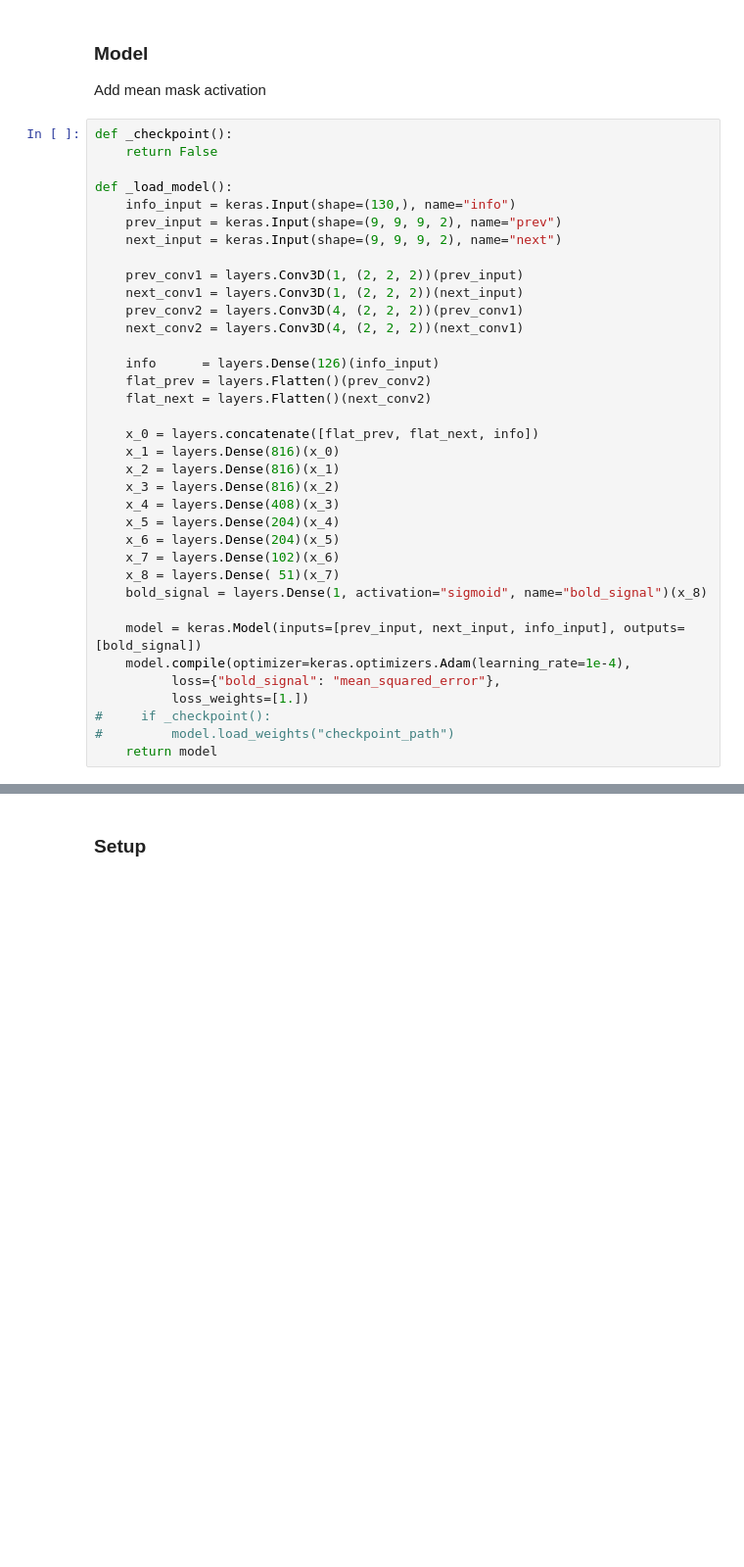
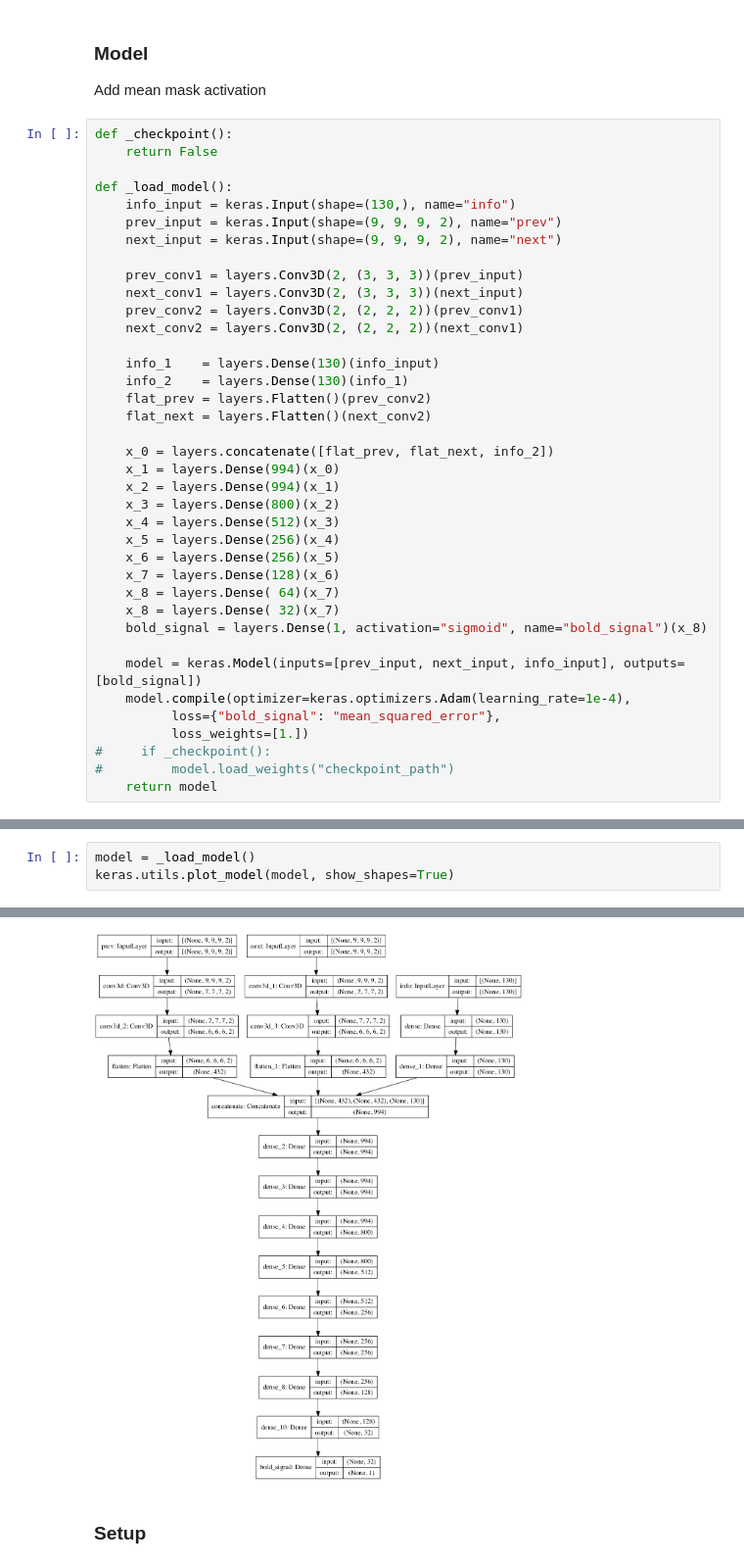
Before and after one commit to pstetz/slowmo, a Jupyter notebook: src/train_nifti.ipynb, the cells around one changed output, grey strips where cells are left out. Shown at 98% size. Saved outputs shown, nothing was run; the diff lists cells and outputs as text; blank space fills up the shorter version.

```diff
--- a/src/train_nifti.ipynb
+++ b/src/train_nifti.ipynb
@@ -147,24 +147,26 @@ def _load_model():
     prev_input = keras.Input(shape=(9, 9, 9, 2), name="prev")
     next_input = keras.Input(shape=(9, 9, 9, 2), name="next")
 
-    prev_conv1 = layers.Conv3D(1, (2, 2, 2))(prev_input)
-    next_conv1 = layers.Conv3D(1, (2, 2, 2))(next_input)
-    prev_conv2 = layers.Conv3D(4, (2, 2, 2))(prev_conv1)
-    next_conv2 = layers.Conv3D(4, (2, 2, 2))(next_conv1)
+    prev_conv1 = layers.Conv3D(2, (3, 3, 3))(prev_input)
+    next_conv1 = layers.Conv3D(2, (3, 3, 3))(next_input)
+    prev_conv2 = layers.Conv3D(2, (2, 2, 2))(prev_conv1)
+    next_conv2 = layers.Conv3D(2, (2, 2, 2))(next_conv1)
 
-    info      = layers.Dense(126)(info_input)
+    info_1    = layers.Dense(130)(info_input)
+    info_2    = layers.Dense(130)(info_1)
     flat_prev = layers.Flatten()(prev_conv2)
     flat_next = layers.Flatten()(next_conv2)
 
-    x_0 = layers.concatenate([flat_prev, flat_next, info])
-    x_1 = layers.Dense(816)(x_0)
-    x_2 = layers.Dense(816)(x_1)
-    x_3 = layers.Dense(816)(x_2)
-    x_4 = layers.Dense(408)(x_3)
-    x_5 = layers.Dense(204)(x_4)
-    x_6 = layers.Dense(204)(x_5)
-    x_7 = layers.Dense(102)(x_6)
-    x_8 = layers.Dense( 51)(x_7)
+    x_0 = layers.concatenate([flat_prev, flat_next, info_2])
+    x_1 = layers.Dense(994)(x_0)
+    x_2 = layers.Dense(994)(x_1)
+    x_3 = layers.Dense(800)(x_2)
+    x_4 = layers.Dense(512)(x_3)
+    x_5 = layers.Dense(256)(x_4)
+    x_6 = layers.Dense(256)(x_5)
+    x_7 = layers.Dense(128)(x_6)
+    x_8 = layers.Dense( 64)(x_7)
+    x_8 = layers.Dense( 32)(x_7)
     bold_signal = layers.Dense(1, activation="sigmoid", name="bold_signal")(x_8)
 
     model = keras.Model(inputs=[prev_input, next_input, info_input], outputs=[bold_signal])
@@ -176,0 +181,4 @@ def _load_model():
+# %%
+model = _load_model()
+keras.utils.plot_model(model, show_shapes=True)
+# %% [output]
@@ -177,3 +188,4 @@ def _load_model():
+[figure, added]
 # %% [markdown]
 ### Setup
 # %%
```
Also changed, not shown: parts of 4 cells of this notebook.
